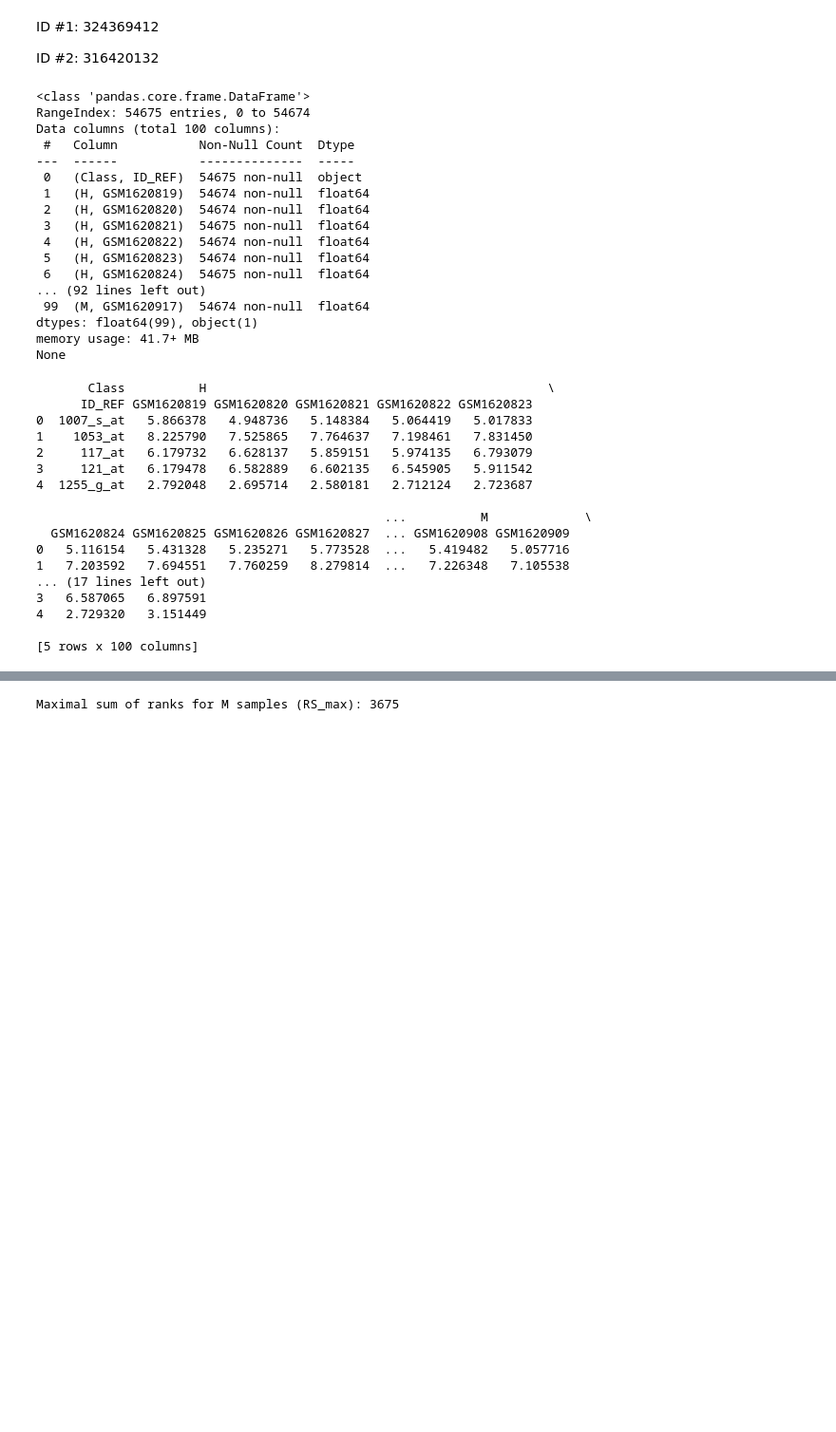
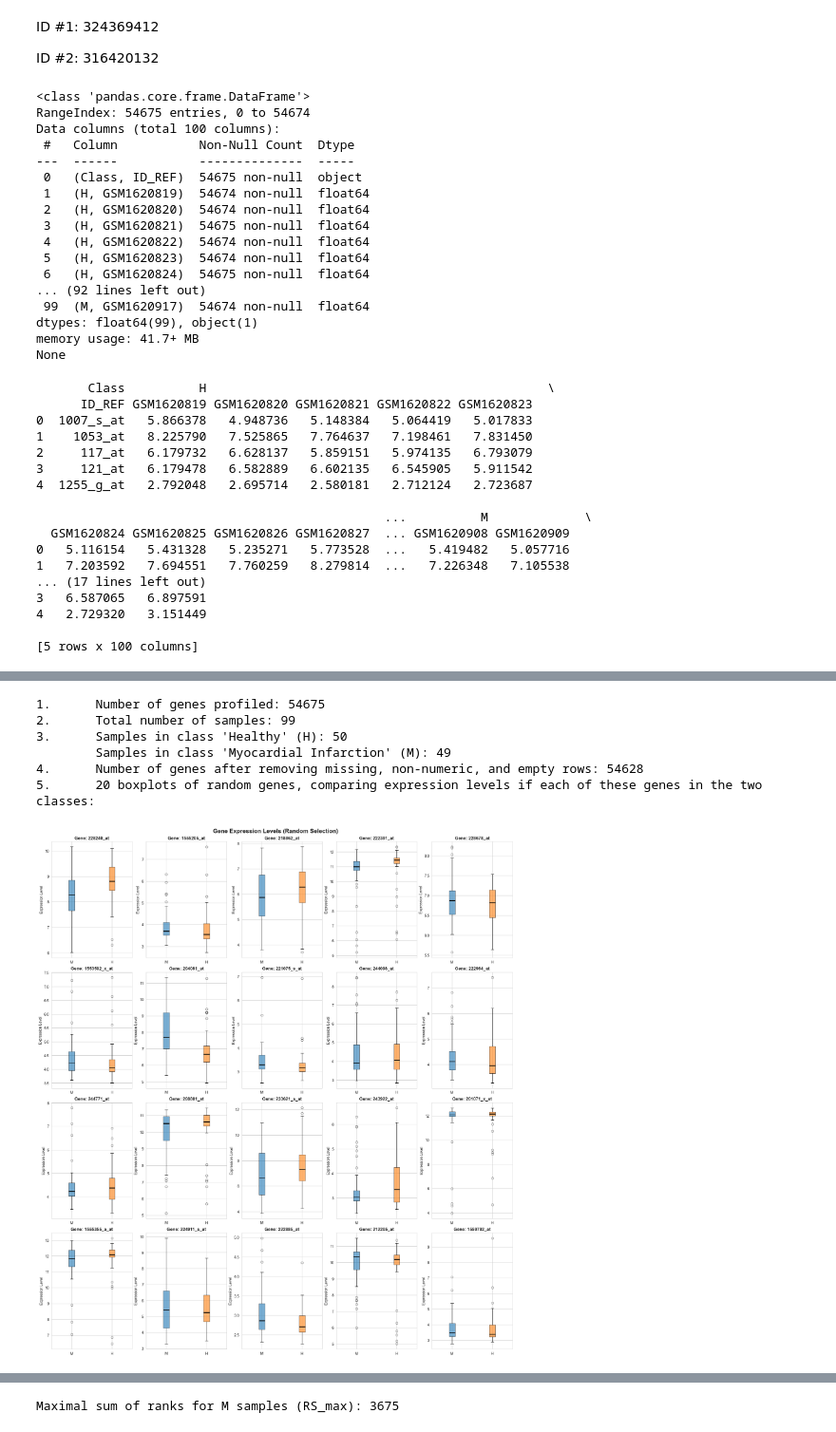
Before and after one commit to aviferdman/Statistics-and-Data-Analysis, a Jupyter notebook: hw4/324369412_316420132.ipynb, the cells around one changed output, grey strips where cells are left out. Shown at 95% size. Drawn from its saved outputs; the diff is of its cells as text; code cells hidden in the pictures; blank space fills up the shorter version.

```diff
--- a/hw4/324369412_316420132.ipynb
+++ b/hw4/324369412_316420132.ipynb
@@ -156,0 +79,76 @@ plt.show()
+# %%
+## 1. Number of genes (rows)
+num_genes = df.shape[0]
+print(f"1.\tNumber of genes profiled: {num_genes}")
+
+## 2. Number of samples (columns minus 1 since first column is gene name and not a sample)
+num_samples = df.shape[1]-1
+print(f"2.\tTotal number of samples: {num_samples}")
+
+## 3. Samples in each class
+# Group columns based on prefixes
+m_samples = [col for col in df if col[0].startswith('M')]
+h_samples = [col for col in df if col[0].startswith('H')]
+
+print(f"3.\tSamples in class 'Healthy' (H): {len(h_samples)} \
+        \n\tSamples in class 'Myocardial Infarction' (M): {len(m_samples)}")
+
+## 4. remove rows for missing values
+df_cleaned = df.set_index(('Class', 'ID_REF'))
+
+# Remove rows with any NaN values (either from missing values or non-numeric entries)
+df_cleaned = df_cleaned.dropna()
+
+# Count remaining genes
+num_genes_remaining = df_cleaned.shape[0]
+
+print(f"4.\tNumber of genes after removing missing, non-numeric, and empty rows: {num_genes_remaining}")
+
+## 5. Draw 20 pair boxes comparing expression level (For 20 random genes) for H and M
+num_of_random_genes = 20
+
+# Select a random subset of genes
+random.seed(10)
+selected_genes = random.sample(df_cleaned.index.tolist(), num_of_random_genes)
+
+# Adjust figure layout for better readability
+fig, axes = plt.subplots(nrows=int(num_of_random_genes / 5), ncols=5, figsize=(18, 20), constrained_layout=True)
+axes = axes.flatten()
+
+# Define colors for boxplots
+box_colors = ['#1f77b4', '#ff7f0e']  # Blue for M, Orange for H
+
+# Generate boxplots with improved aesthetics
+for ax, gene in zip(axes, selected_genes):
+    box = ax.boxplot(
+        [df_cleaned.loc[gene, m_samples], df_cleaned.loc[gene, h_samples]],
+        patch_artist=True,  # Enables color filling
+        labels=['M', 'H'],
+        medianprops=dict(color='black', linewidth=2),  # Style the median line
+        boxprops=dict(facecolor=box_colors[0], alpha=0.6),  # M color
+        capprops=dict(color='black'),
+        whiskerprops=dict(color='black'),
+        flierprops=dict(marker='o', color='red', alpha=0.5)  # Style outliers
+    )
+
+    # Apply separate colors for each box
+    for patch, color in zip(box['boxes'], box_colors):
+        patch.set_facecolor(color)
+
+    ax.set_title(f'Gene: {gene}', fontsize=12, fontweight='bold')
+    ax.set_ylabel('Expression Level', fontsize=10)
+
+# Add a global title
+fig.suptitle('Gene Expression Levels (Random Selection)', fontsize=16, fontweight='bold')
+
+# Save the updated plot
+print(f'5.\t20 boxplots of random genes, comparing expression levels if each of these genes in the two classes:')
+plt.show()
+# %% [output]
+1.      Number of genes profiled: 54675
+2.      Total number of samples: 99
+3.      Samples in class 'Healthy' (H): 50
+        Samples in class 'Myocardial Infarction' (M): 49
+4.      Number of genes after removing missing, non-numeric, and empty rows: 54628
+5.      20 boxplots of random genes, comparing expression levels if each of these genes in the two classes:
+[figure, added]
```
Also changed, not shown: parts of 44 cells of this notebook.
